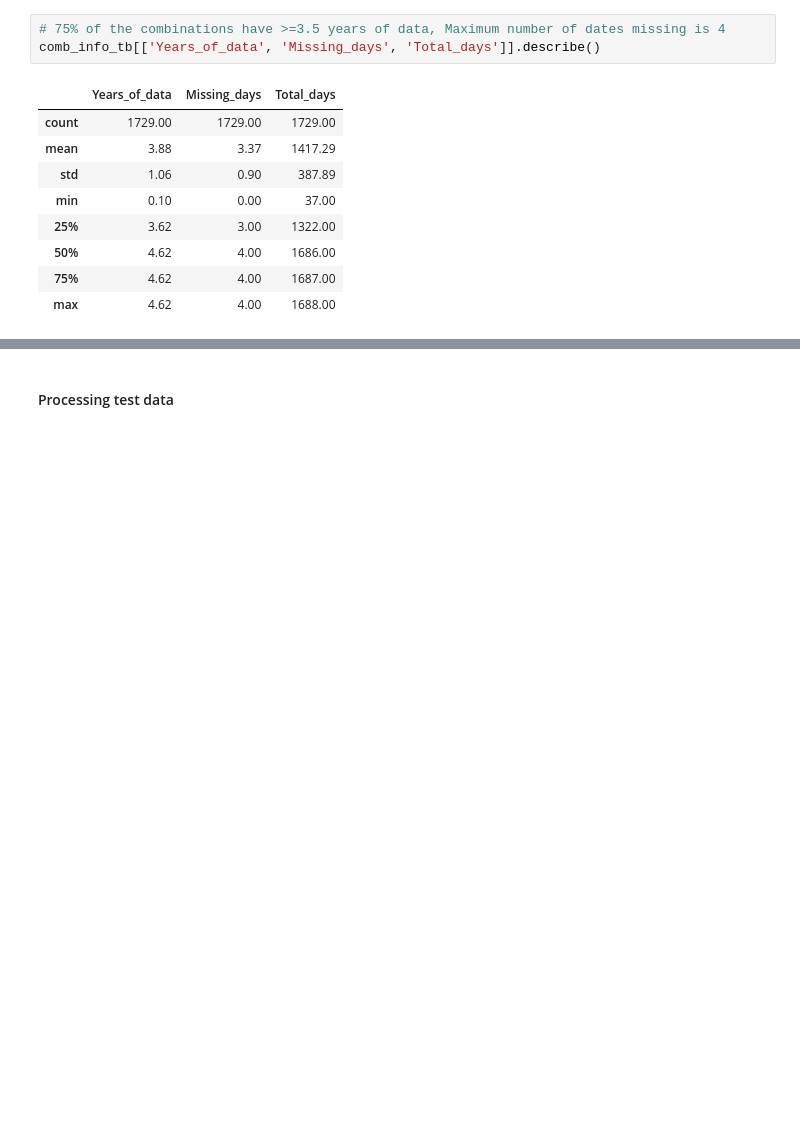
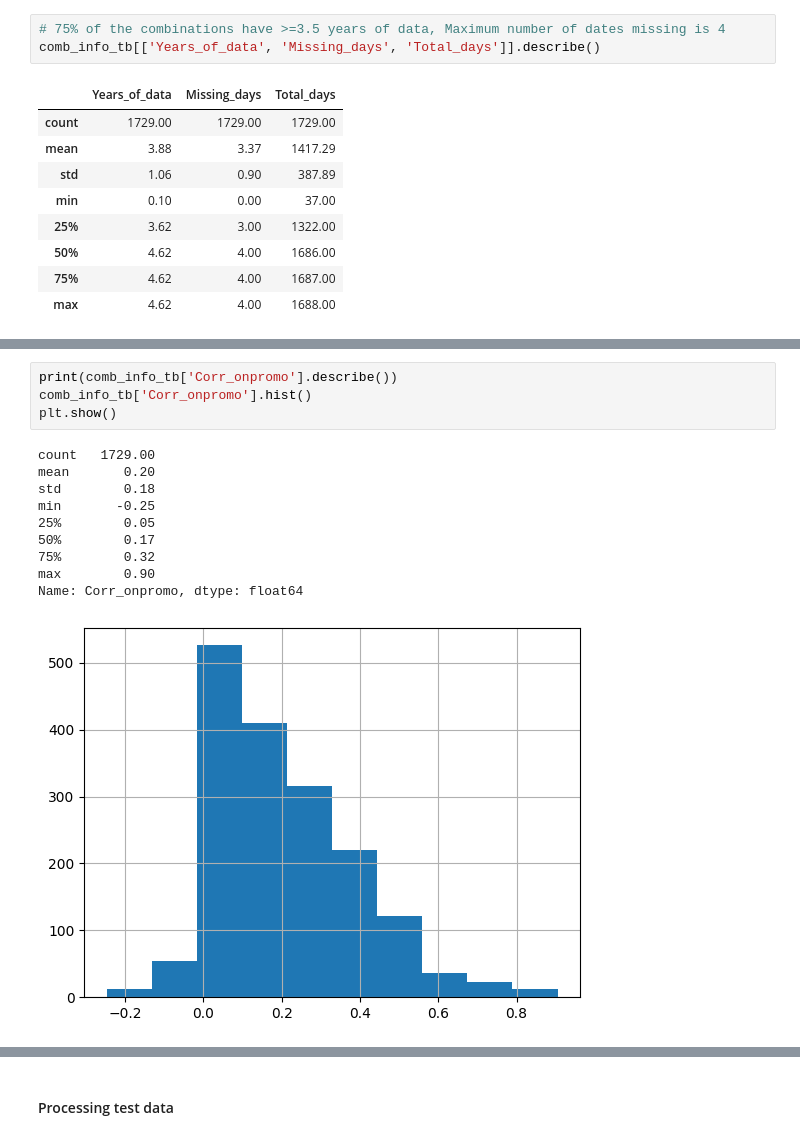
Before and after one commit to aishwarya-mm16/Store-sales-forecasting, a Jupyter notebook: EDA.ipynb, the cells around one changed output, grey strips where cells are left out. Cells and saved outputs as stored; diff of their text form; blank space fills up the shorter version.

```diff
--- a/EDA.ipynb
+++ b/EDA.ipynb
@@ -433,0 +462,15 @@ comb_info_tb[['Years_of_data', 'Missing_days', 'Total_days']].describe()
+# %%
+print(comb_info_tb['Corr_onpromo'].describe())
+comb_info_tb['Corr_onpromo'].hist()
+plt.show()
+# %% [output]
+count   1729.00
+mean       0.20
+std        0.18
+min       -0.25
+25%        0.05
+50%        0.17
+75%        0.32
+max        0.90
+Name: Corr_onpromo, dtype: float64
+[figure, added]
```
Also changed, not shown: parts of 15 cells of this notebook.
